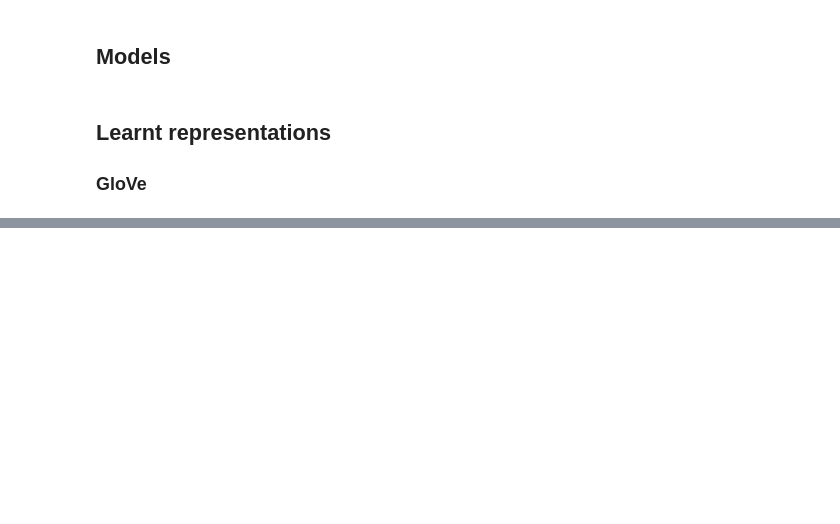
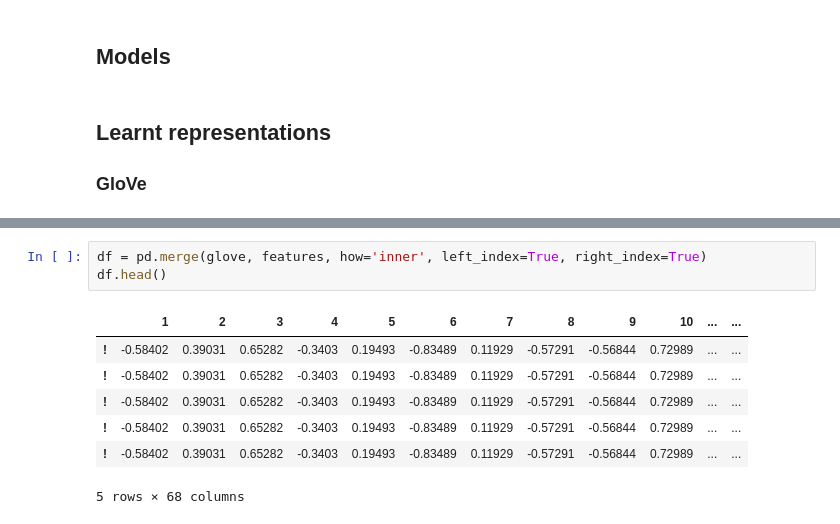
Before and after one commit to geoffbacon/semrep, a Jupyter notebook: semrep/evaluate/koehn/koehn.ipynb, the cells around one changed output, grey strips where cells are left out. Drawn from its saved outputs; the diff is of its cells as text; blank space fills up the shorter version.

```diff
--- a/semrep/evaluate/koehn/koehn.ipynb
+++ b/semrep/evaluate/koehn/koehn.ipynb
@@ -65,0 +95,11 @@ glove = pd.read_csv(glove_path, sep=' ', header=None, index_col=0, quoting=csv.Q
+# %%
+df = pd.merge(glove, features, how='inner', left_index=True, right_index=True)
+df.head()
+# %% [output]
+|  | 1 | 2 | 3 | 4 | 5 | 6 | 7 | 8 | 9 | 10 | ... | ... |
+| ! | -0.58402 | 0.39031 | 0.65282 | -0.3403 | 0.19493 | -0.83489 | 0.11929 | -0.57291 | -0.56844 | 0.72989 | ... | ... |
+| ! | -0.58402 | 0.39031 | 0.65282 | -0.3403 | 0.19493 | -0.83489 | 0.11929 | -0.57291 | -0.56844 | 0.72989 | ... | ... |
+| ! | -0.58402 | 0.39031 | 0.65282 | -0.3403 | 0.19493 | -0.83489 | 0.11929 | -0.57291 | -0.56844 | 0.72989 | ... | ... |
+| ! | -0.58402 | 0.39031 | 0.65282 | -0.3403 | 0.19493 | -0.83489 | 0.11929 | -0.57291 | -0.56844 | 0.72989 | ... | ... |
+| ! | -0.58402 | 0.39031 | 0.65282 | -0.3403 | 0.19493 | -0.83489 | 0.11929 | -0.57291 | -0.56844 | 0.72989 | ... | ... |
+5 rows × 68 columns
```
Also changed, not shown: parts of 7 cells of this notebook, 2 other files.
